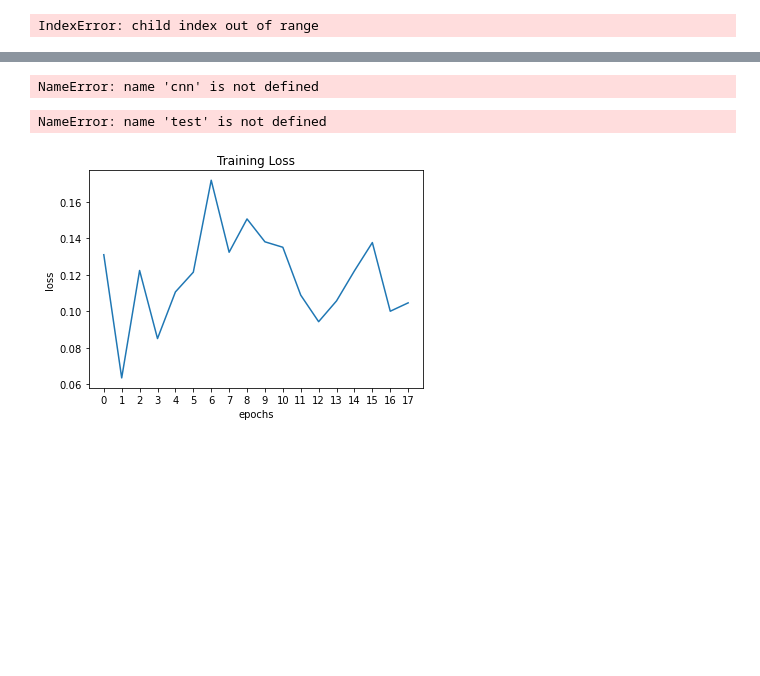
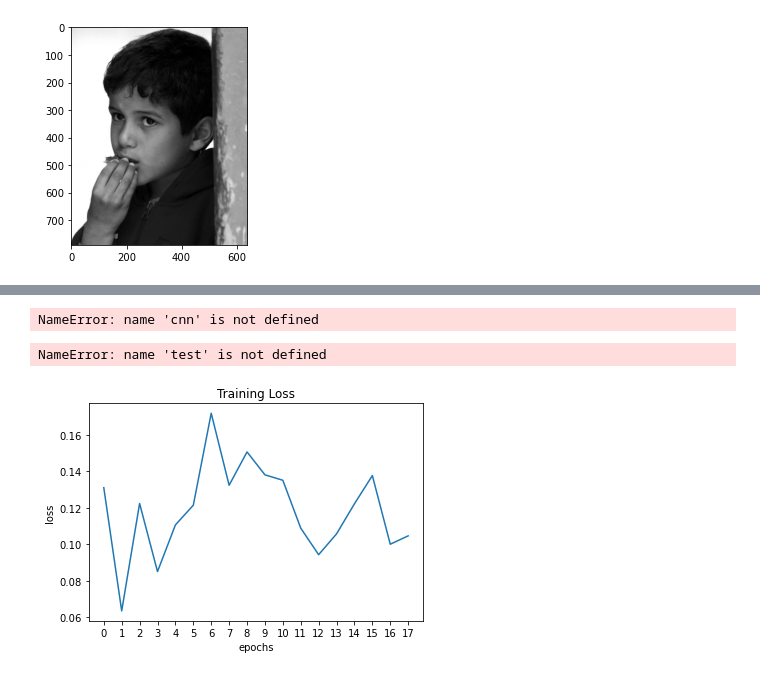
Before and after one commit to aprilsin/cs194-proj4, a Jupyter notebook: part3.ipynb, the cells around one changed output, grey strips where cells are left out. Saved outputs shown, nothing was run; the diff lists cells and outputs as text; code cells hidden in the pictures; blank space fills up the shorter version.

```diff
--- a/part3.ipynb
+++ b/part3.ipynb
@@ -39,6 +42,6 @@ batch_size = 250
 train_loader = DataLoader(training_set, batch_size, shuffle=True)
 test_loader = DataLoader(validation_set, batch_size, shuffle=False)
 # %%
-show_keypoints(validation_set[0][0], training_set[2][1])
+show_keypoints(validation_set[0][0])
 # %% [output]
-IndexError: child index out of range
+[figure, added]
```
Also changed, not shown: parts of 4 cells of this notebook, 1 other file.
